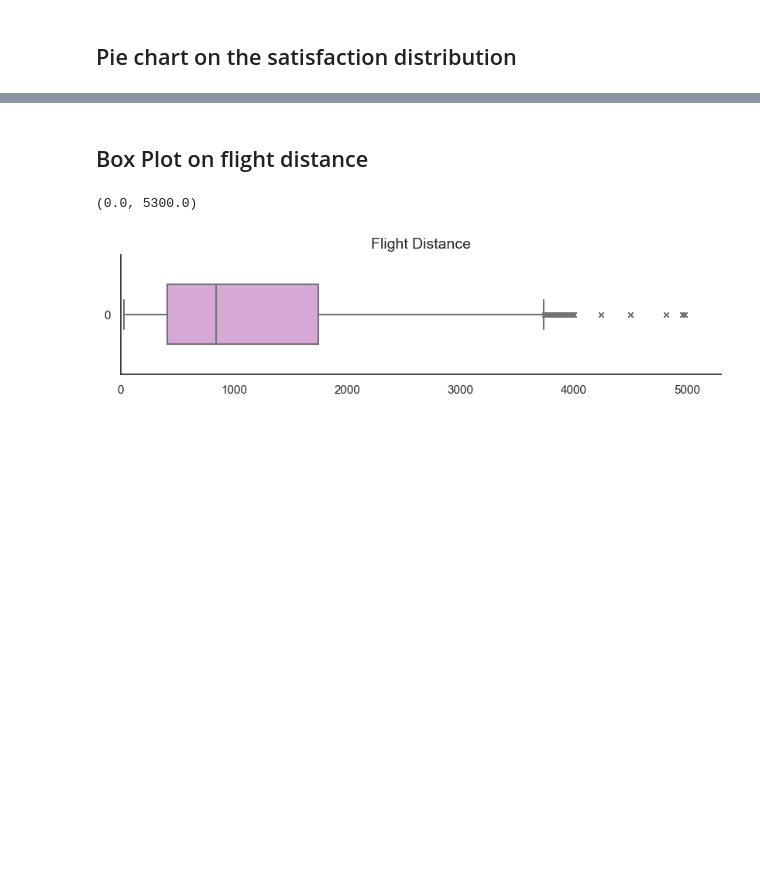
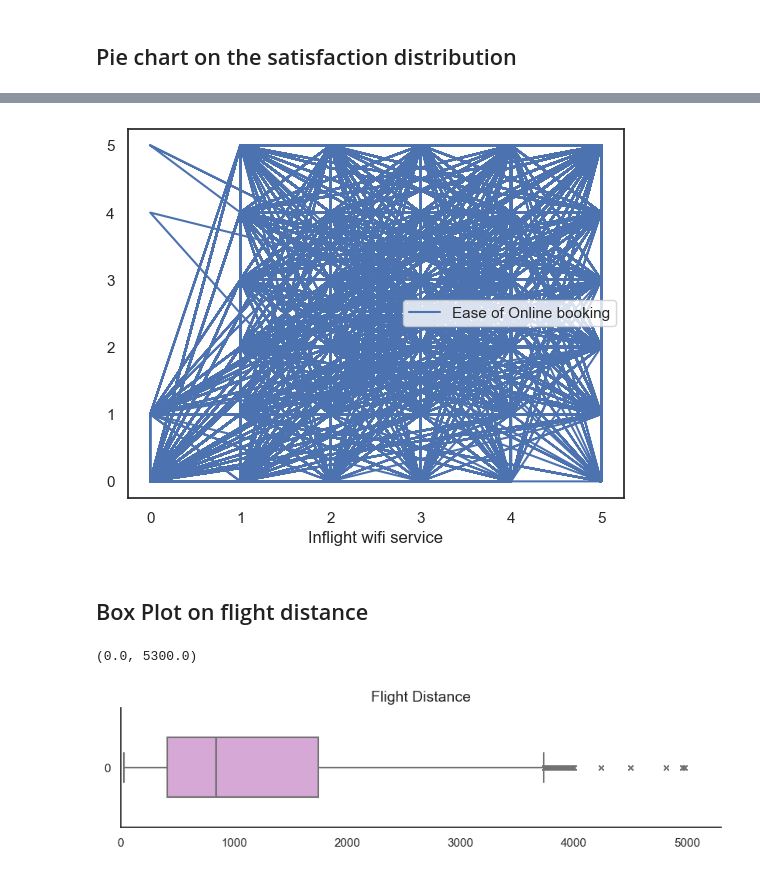
Before and after one commit to bu-ml-2022-23/ml-assignment-Shay-Khamar, a Jupyter notebook: ml-assignment.ipynb, the cells around one changed output, grey strips where cells are left out. Cells and saved outputs as stored; diff of their text form; code cells hidden in the pictures; blank space fills up the shorter version.

```diff
--- a/ml-assignment.ipynb
+++ b/ml-assignment.ipynb
@@ -146,2 +172,6 @@ plt.figure();
+# %%
+dataSet.plot(y='Ease of Online booking', x='Inflight wifi service');
+# %% [output]
+[figure, added]
 # %% [markdown]
 ## Box Plot on flight distance
```
Also changed, not shown: parts of 13 cells of this notebook.
